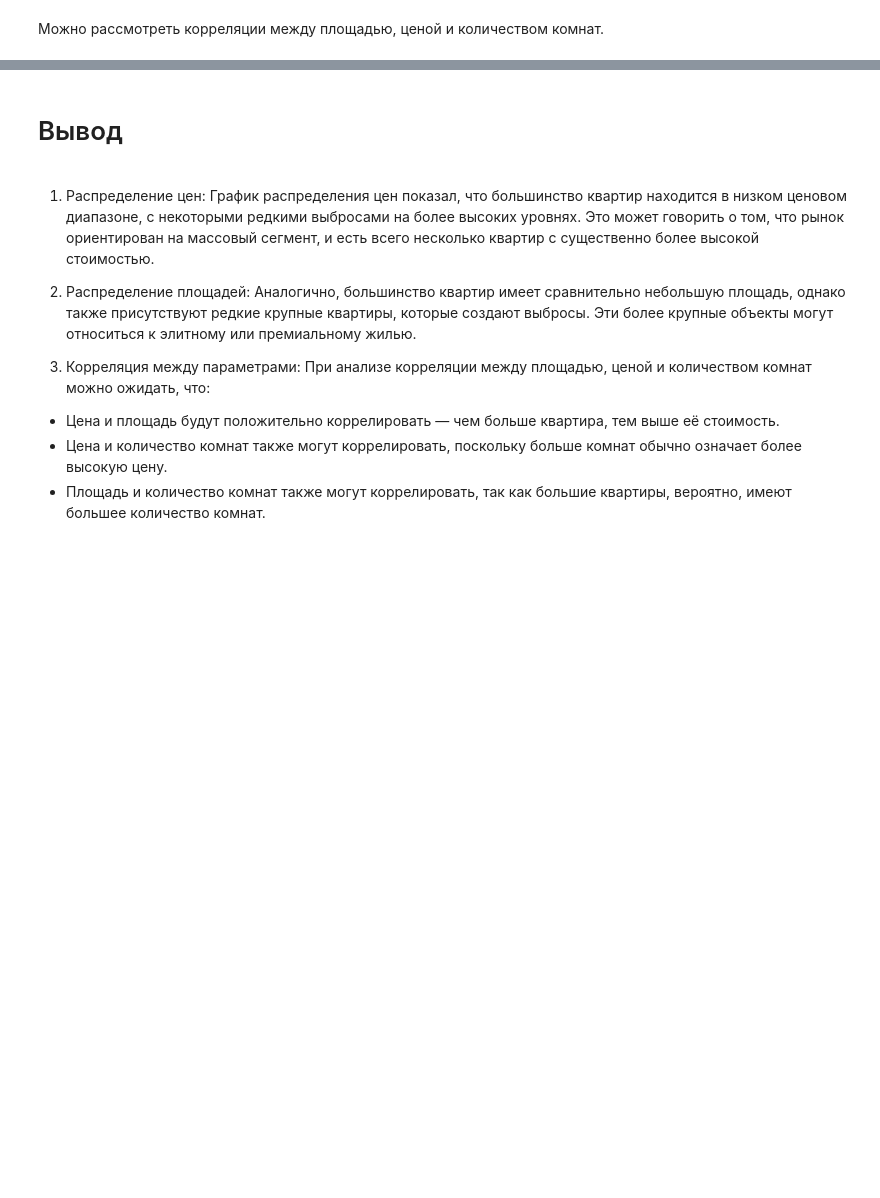
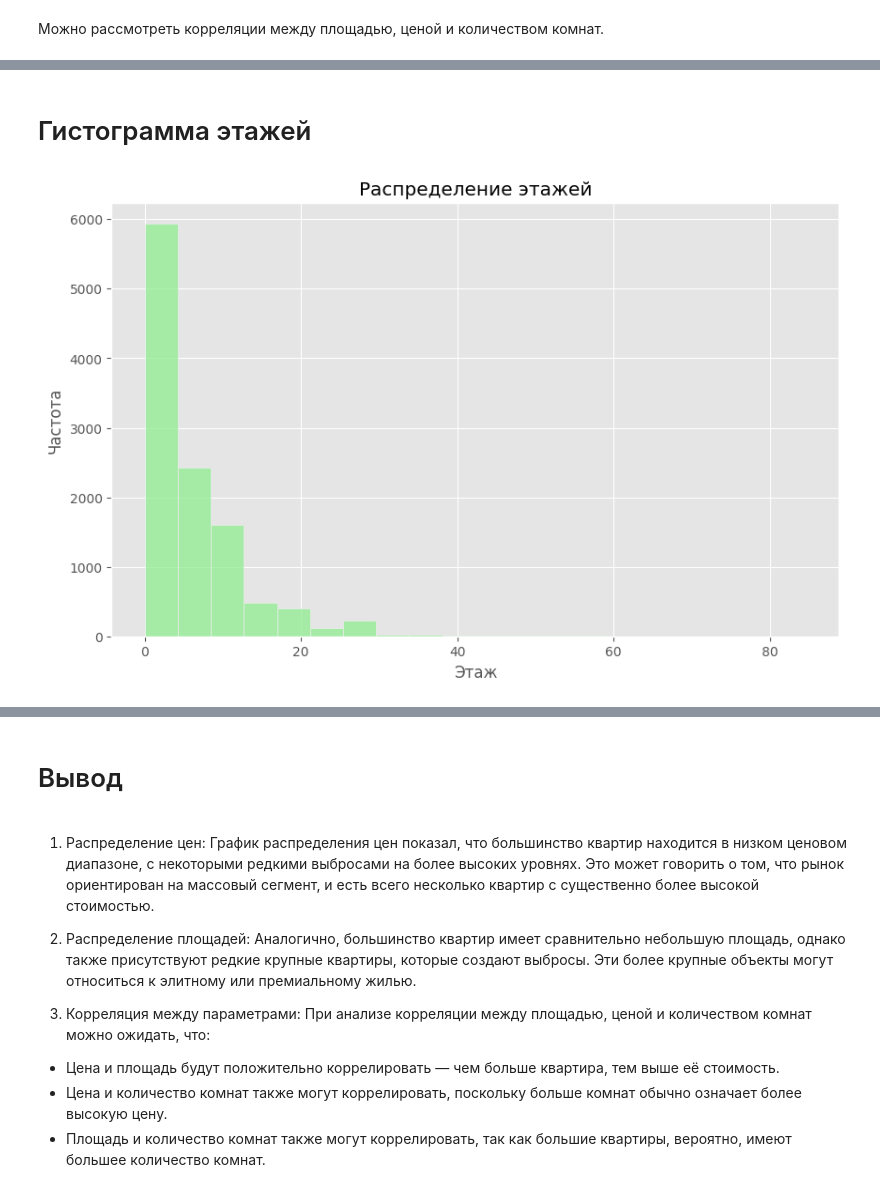
Before and after one commit to qwertyqwa/project, a Jupyter notebook: Квартиры.ipynb, the cells around one changed output, grey strips where cells are left out. Cells and saved outputs as stored; diff of their text form; code cells hidden in the pictures; blank space fills up the shorter version.

```diff
--- a/Квартиры.ipynb
+++ b/Квартиры.ipynb
@@ -109,0 +124,12 @@ plt.show()
+# %% [markdown]
+# Гистограмма этажей
+# %%
+# Гистограмма этажей
+plt.figure(figsize=(10, 6))
+sns.histplot(apartment_data_cleaned['Floor'].dropna(), bins=20, kde=False, color='lightgreen')
+plt.title('Распределение этажей')
+plt.xlabel('Этаж')
+plt.ylabel('Частота')
+plt.show()
+# %% [output]
+[figure, added]
```
Also changed, not shown: parts of 16 cells of this notebook.
